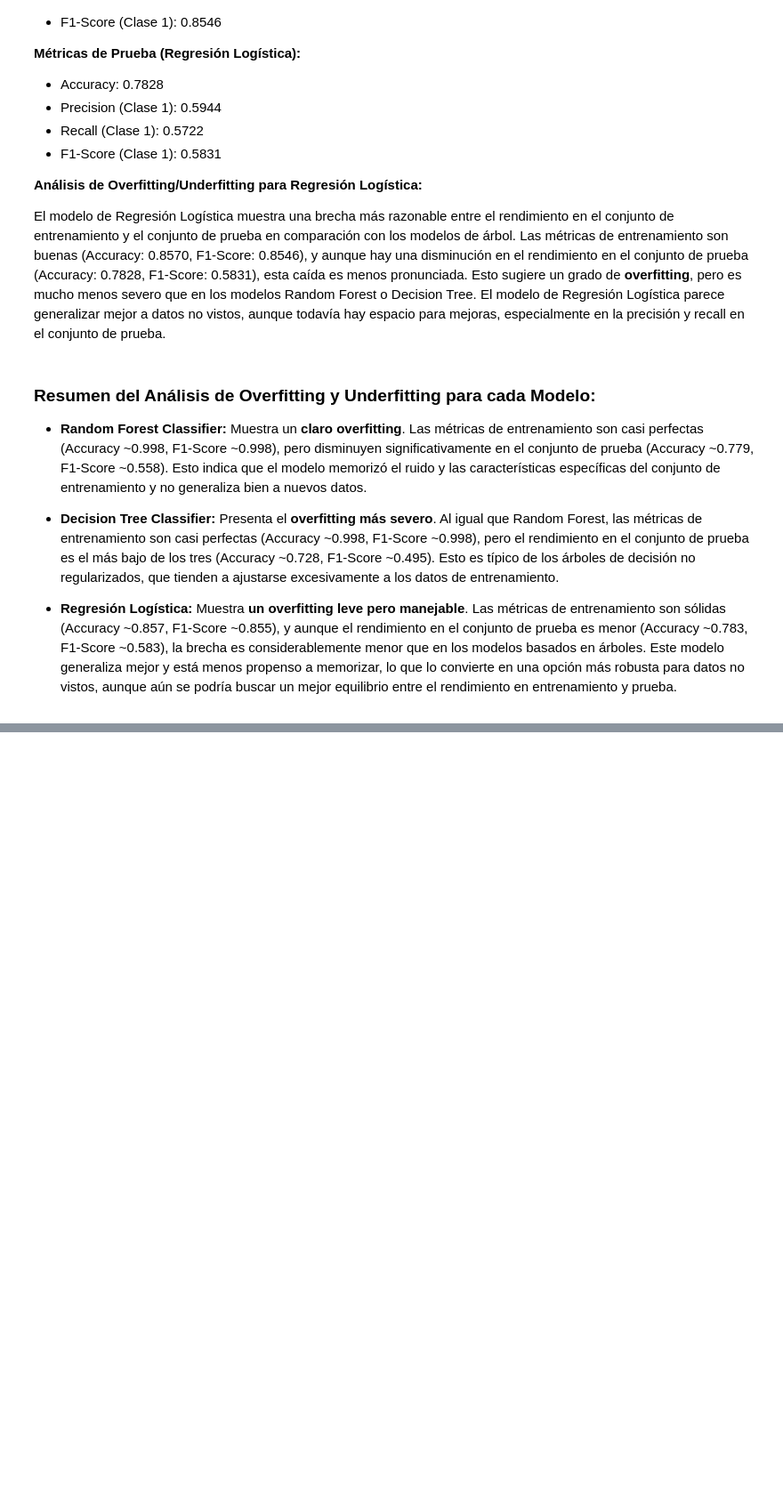
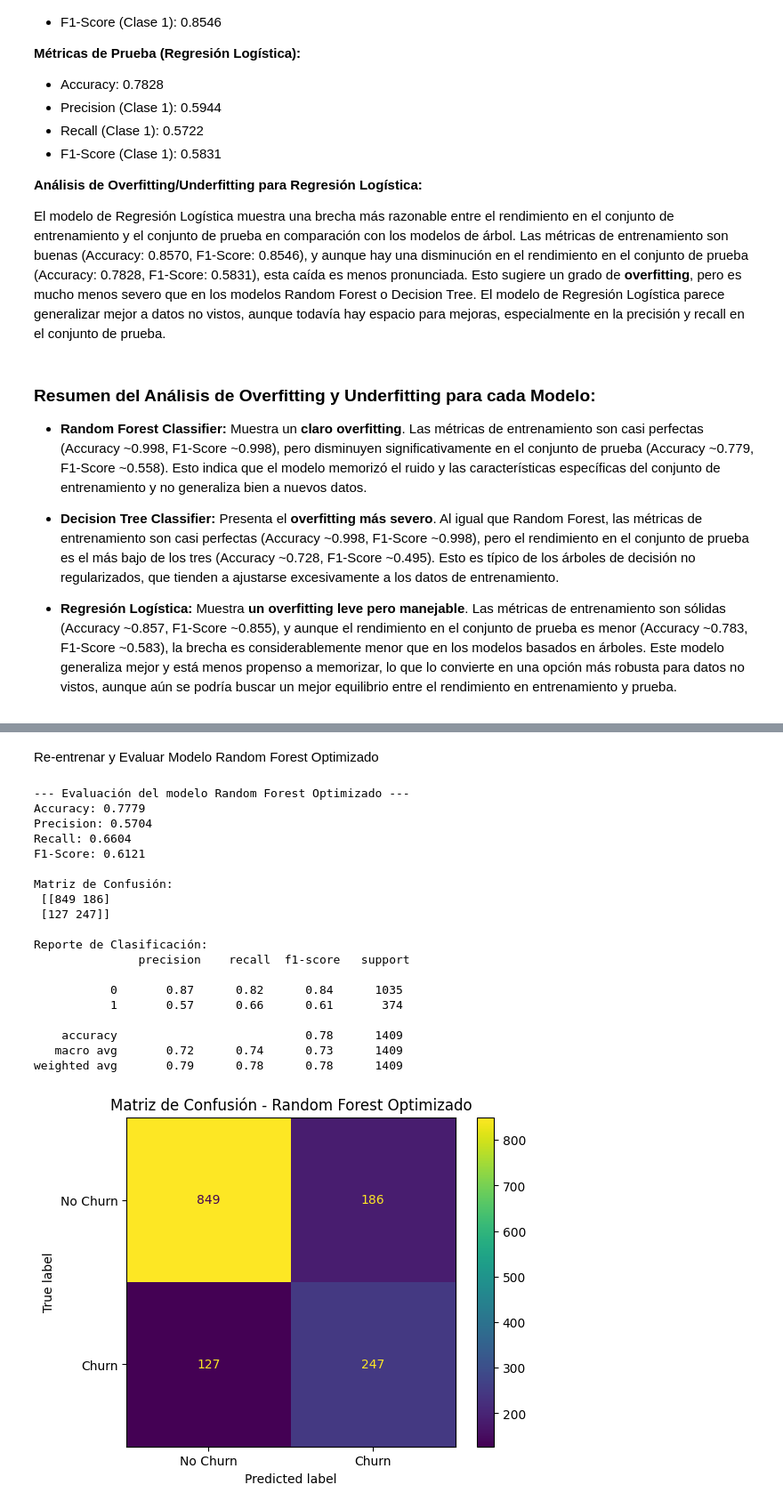
Before and after one commit to Solsmi/challenge_telecomx_latam2, a Jupyter notebook: Challenge2_TelecomX_LATAM_.ipynb, the cells around one changed output, grey strips where cells are left out. Shown at 89% size. Cells and saved outputs as stored; diff of their text form; code cells hidden in the pictures; blank space fills up the shorter version.

```diff
--- a/Challenge2_TelecomX_LATAM_.ipynb
+++ b/Challenge2_TelecomX_LATAM_.ipynb
@@ -856,0 +1115,55 @@ El modelo de Regresión Logística muestra una brecha más razonable entre el re
+# %% [markdown]
+Re-entrenar y Evaluar Modelo Random Forest Optimizado
+# %%
+from sklearn.ensemble import RandomForestClassifier
+from sklearn.metrics import accuracy_score, precision_score, recall_score, f1_score, confusion_matrix, classification_report
+from sklearn.metrics import ConfusionMatrixDisplay
+import matplotlib.pyplot as plt
+
+# 1. Obtener los mejores parámetros
+best_params_rf = grid_search_rf.best_params_
+
+# 2. Inicializar un nuevo modelo RandomForestClassifier con los hiperparámetros optimizados
+rf_model_optimized = RandomForestClassifier(random_state=42, **best_params_rf)
+
+# 3. Entrenar el modelo optimizado con los datos balanceados
+rf_model_optimized.fit(X_train_res, y_train_res)
+
+# 4. Realizar predicciones en el conjunto de prueba
+y_pred_rf_optimized = rf_model_optimized.predict(X_test)
+
+# 5. Evaluar el modelo optimizado
+print("--- Evaluación del modelo Random Forest Optimizado ---")
+print(f"Accuracy: {accuracy_score(y_test, y_pred_rf_optimized):.4f}")
+print(f"Precision: {precision_score(y_test, y_pred_rf_optimized):.4f}")
+print(f"Recall: {recall_score(y_test, y_pred_rf_optimized):.4f}")
+print(f"F1-Score: {f1_score(y_test, y_pred_rf_optimized):.4f}")
+print("\nMatriz de Confusión:\n", confusion_matrix(y_test, y_pred_rf_optimized))
+print("\nReporte de Clasificación:\n", classification_report(y_test, y_pred_rf_optimized))
+
+# 6. Generar y mostrar la matriz de confusión
+disp = ConfusionMatrixDisplay.from_predictions(y_test, y_pred_rf_optimized,
+                                               display_labels=['No Churn', 'Churn'])
+plt.title('Matriz de Confusión - Random Forest Optimizado')
+plt.show()
+# %% [output]
+--- Evaluación del modelo Random Forest Optimizado ---
+Accuracy: 0.7779
+Precision: 0.5704
+Recall: 0.6604
+F1-Score: 0.6121
+
+Matriz de Confusión:
+ [[849 186]
+ [127 247]]
+
+Reporte de Clasificación:
+               precision    recall  f1-score   support
+
+           0       0.87      0.82      0.84      1035
+           1       0.57      0.66      0.61       374
+
+    accuracy                           0.78      1409
+   macro avg       0.72      0.74      0.73      1409
+weighted avg       0.79      0.78      0.78      1409
+[figure, added]
```
Also changed, not shown: parts of 20 cells of this notebook.
